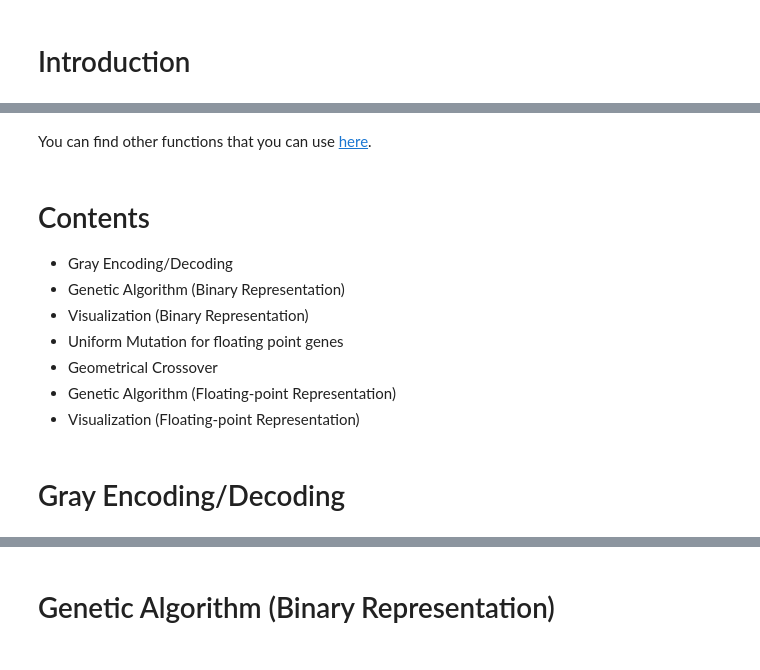
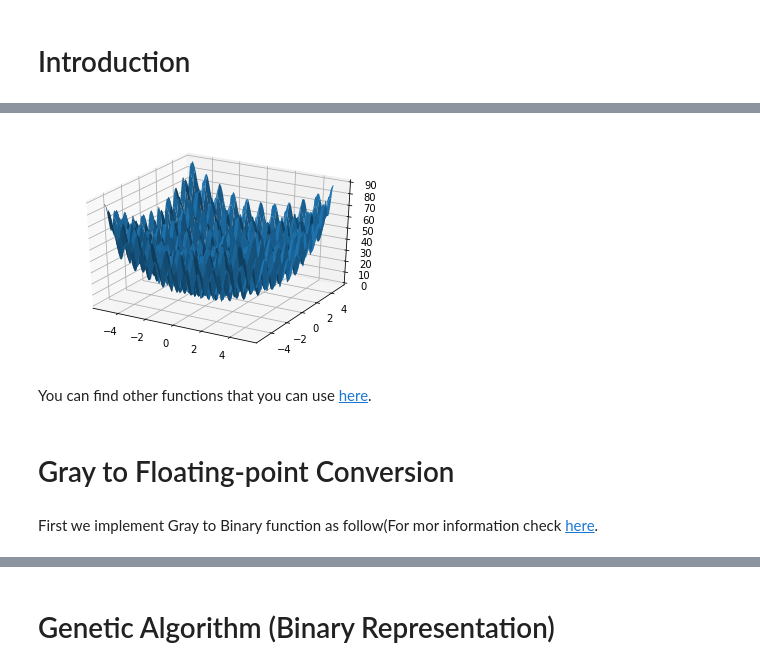
Before and after one commit to Computational-Intelligence-Fall18/Computational-Intelligence-Tutorials, a Jupyter notebook: Week 4 - Genetic Algorithm(part 3)/Genetic Algorithm.ipynb, the cells around one changed output, grey strips where cells are left out. Cells and saved outputs as stored; diff of their text form; code cells hidden in the pictures.

```diff
--- a/Week 4 - Genetic Algorithm(part 3)/Genetic Algorithm.ipynb
+++ b/Week 4 - Genetic Algorithm(part 3)/Genetic Algorithm.ipynb
@@ -5,13 +115,10 @@ In this week, our goal is to solve the minimization problem for each of the func
+# %%
+three_d_plot(*data_point_creator(-5.12, 5.12, rastrigin_func))
+# %% [output]
+[figure, added]
 # %% [markdown]
 You can find other functions that you can use <a href="https://www.robertmarks.org/Classes/ENGR5358/Papers/functions.pdf">here</a>.
-# %% [markdown]
-# Contents
-* Gray Encoding/Decoding
-* Genetic Algorithm (Binary Representation)
-* Visualization (Binary Representation)
-* Uniform Mutation for floating point genes
-* Geometrical Crossover
-* Genetic Algorithm (Floating-point Representation)
-* Visualization (Floating-point Representation)
-# %% [markdown]
-# Gray Encoding/Decoding
+# %% [markdown]
+# Gray to Floating-point Conversion
+# %% [markdown]
+First we implement Gray to Binary function as follow(For mor information check <a href="https://testbook.com/blog/conversion-from-gray-code-to-binary-code-and-vice-versa/">here</a>.
```
Also changed, not shown: parts of 43 cells of this notebook.
